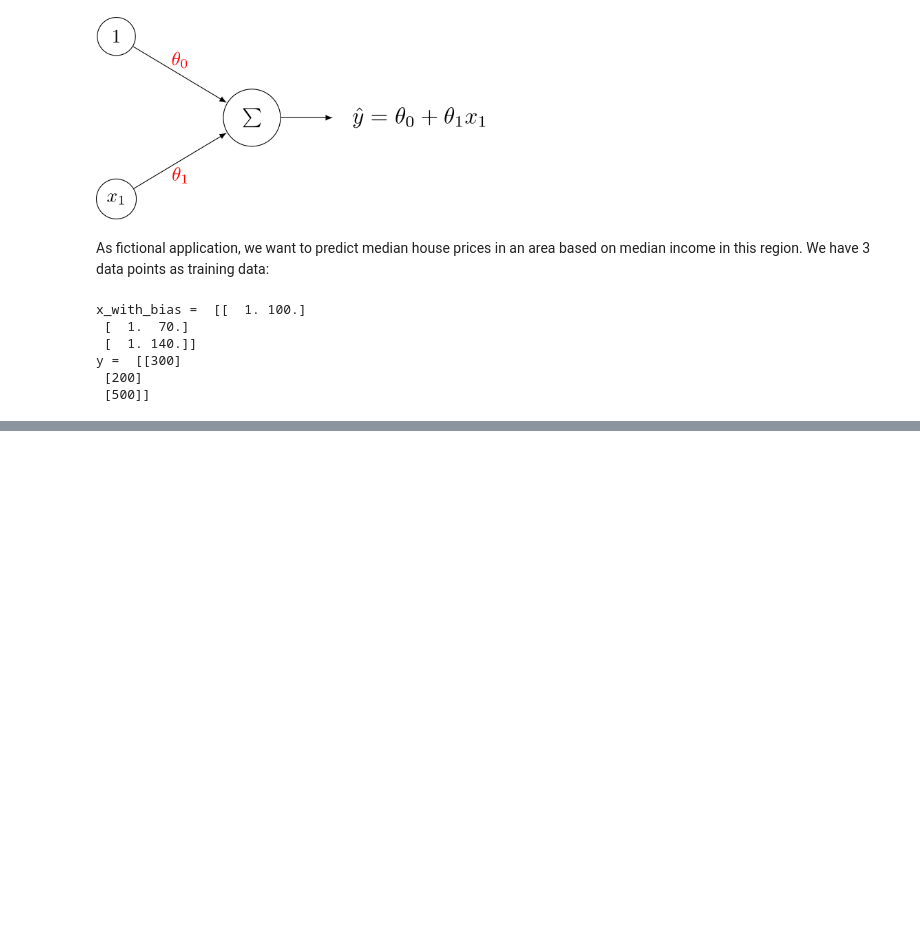
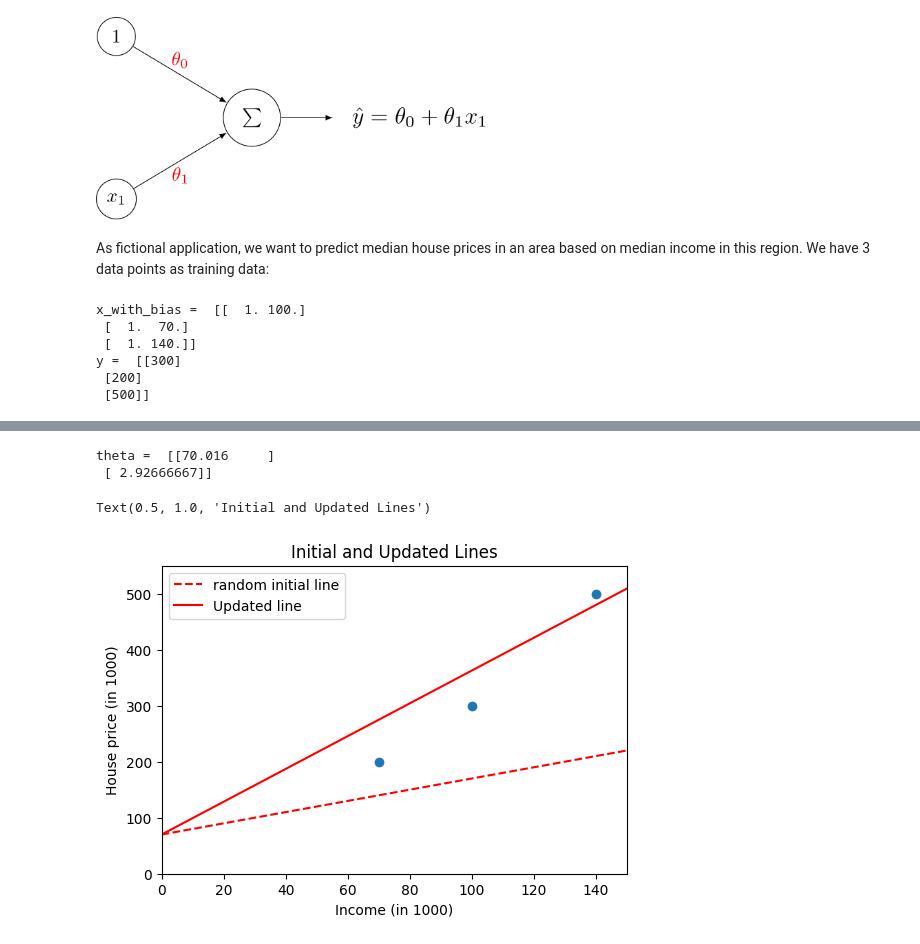
Before and after one commit to asnibir/Learning-ML, a Jupyter notebook: Gradient Descent/gradient_descent_by_hand.ipynb, the cells around one changed output, grey strips where cells are left out. Cells and saved outputs as stored; diff of their text form; code cells hidden in the pictures; blank space fills up the shorter version.

```diff
--- a/Gradient Descent/gradient_descent_by_hand.ipynb
+++ b/Gradient Descent/gradient_descent_by_hand.ipynb
@@ -42,0 +114,4 @@ plot_points()
+# %%
+#calculate first partial derivatives of MSE with respect to theta
+partial0_MSE = 2/m * (((x_with_bias[0] @ theta - y[0]) * x_with_bias[0][0]) + ((x_with_bias[1] @ theta - y[1]) * x_with_bias[1][0]) + ((x_with_bias[2] @ theta - y[2]) * x_with_bias[2][0]))
+print('partial0_MSE = ', partial0_MSE)
@@ -42,0 +125,4 @@ plot_points()
+# %%
+# calculate second partial derivatives of MSE with respect to theta
+partial1_MSE = 2/m * (((x_with_bias[0] @ theta - y[0]) * x_with_bias[0][1]) + ((x_with_bias[1] @ theta - y[1]) * x_with_bias[1][1]) + ((x_with_bias[2] @ theta - y[2]) * x_with_bias[2][1]))
+print('partial1_MSE = ', partial1_MSE)
@@ -42,0 +133,4 @@ plot_points()
+# %%
+# the gradient is just a vector containting these partial derivatives
+gradient_MSE = np.array([partial0_MSE, partial1_MSE])
+print('gradient_MSE = ', gradient_MSE)
@@ -42,0 +146,15 @@ plot_points()
+# %%
+theta = theta - alpha * gradient_MSE
+print('theta = ', theta)
+# %% [output]
+theta =  [[70.016     ]
+ [ 2.92666667]]
+# %%
+# plot initial and update line
+plot_init_data()
+plt.plot(x_points, theta[0] + theta[1]*x_points, color='r', label = 'Updated line')
+plt.legend()
+plt.title("Initial and Updated Lines")
+# %% [output]
+Text(0.5, 1.0, 'Initial and Updated Lines')
+[figure, added]
```
Also changed, not shown: parts of 14 cells of this notebook, 1 other file.
